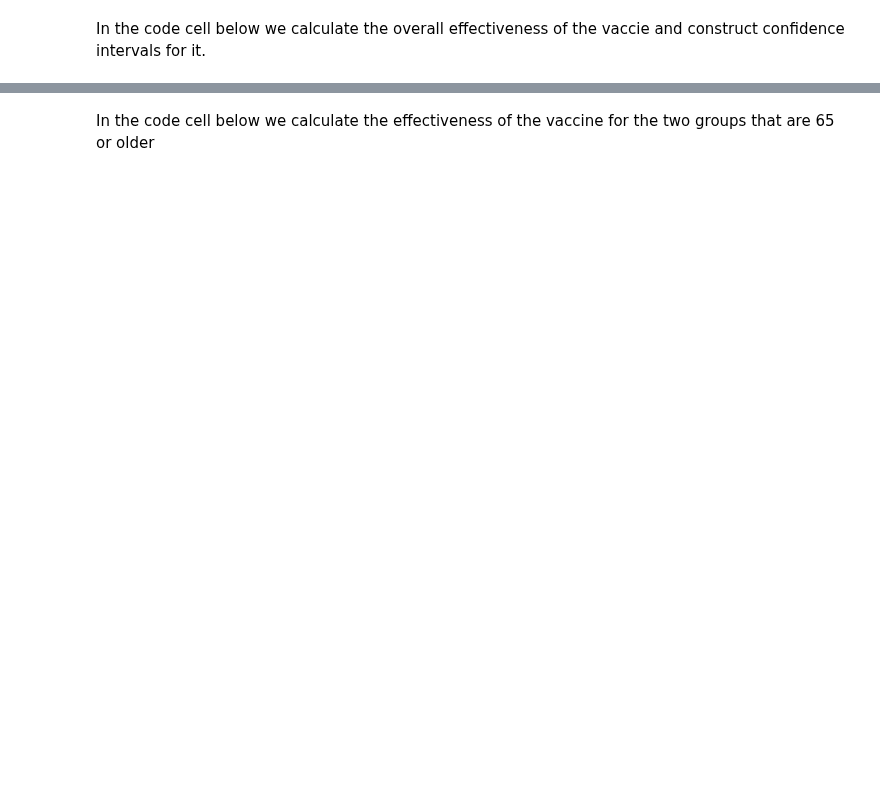
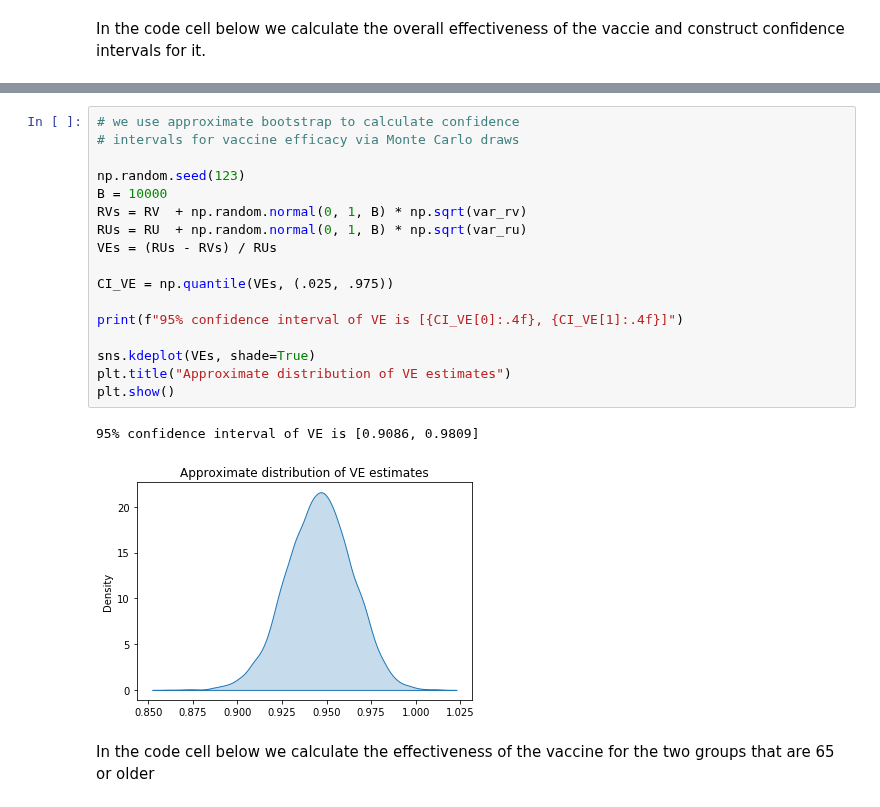
Before and after one commit to CausalAIBook/MetricsMLNotebooks, a Jupyter notebook: CM1/rct_vaccines.ipynb, the cells around one changed output, grey strips where cells are left out. Saved outputs shown, nothing was run; the diff lists cells and outputs as text; blank space fills up the shorter version.

```diff
--- a/CM1/rct_vaccines.ipynb
+++ b/CM1/rct_vaccines.ipynb
@@ -137,3 +143,23 @@ plt.fill_between(X_plot[:, 0], np.exp(log_dens))
+# %%
+# we use approximate bootstrap to calculate confidence
+# intervals for vaccine efficacy via Monte Carlo draws
+
+np.random.seed(123)
+B = 10000
+RVs = RV  + np.random.normal(0, 1, B) * np.sqrt(var_rv)
+RUs = RU  + np.random.normal(0, 1, B) * np.sqrt(var_ru)
+VEs = (RUs - RVs) / RUs
+
+CI_VE = np.quantile(VEs, (.025, .975))
+
+print(f"95% confidence interval of VE is [{CI_VE[0]:.4f}, {CI_VE[1]:.4f}]")
+
+sns.kdeplot(VEs, shade=True)
+plt.title("Approximate distribution of VE estimates")
+plt.show()
+# %% [output]
+95% confidence interval of VE is [0.9086, 0.9809]
+[figure, added]
 # %% [markdown]
 In the code cell below  we calculate the effectiveness of the vaccine for the two groups that are 65 or older
 # %%
```
Also changed, not shown: parts of 15 cells of this notebook.
